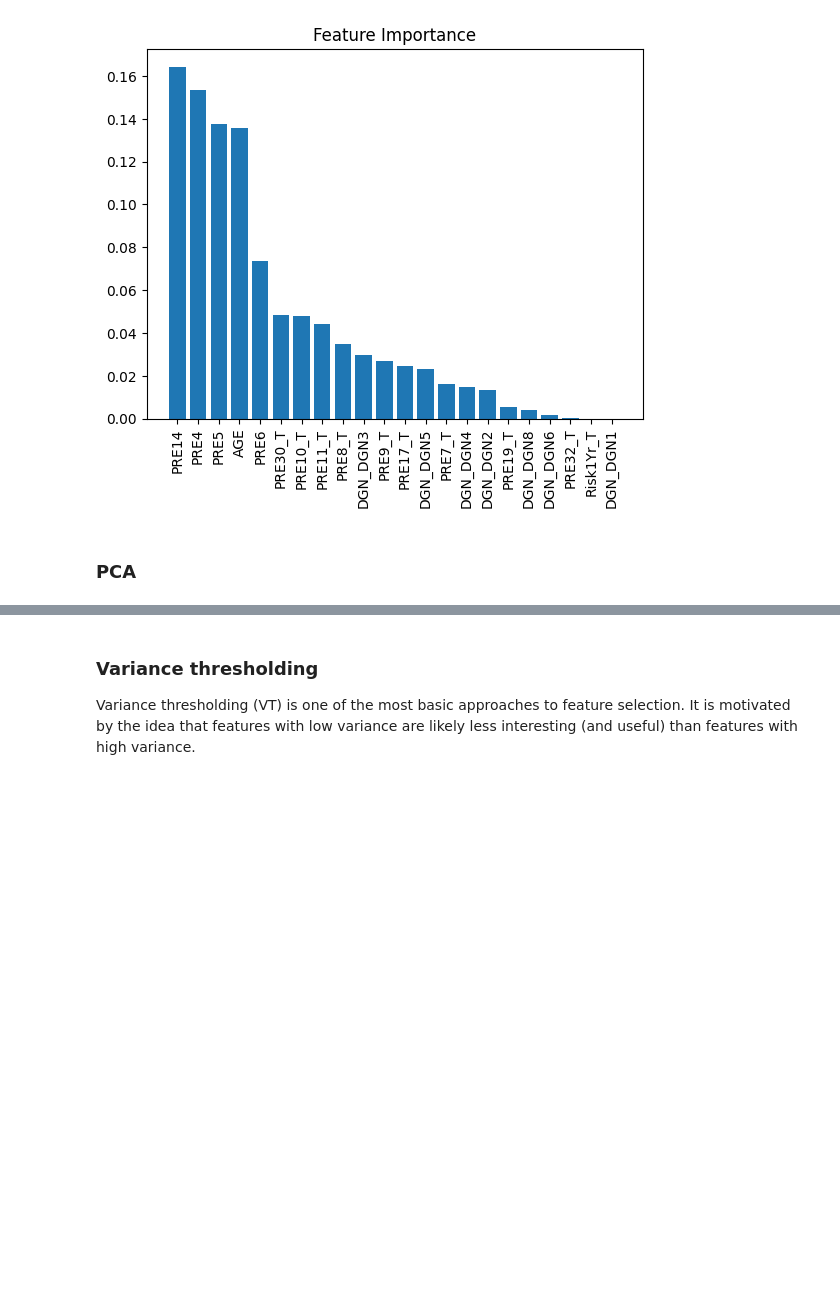
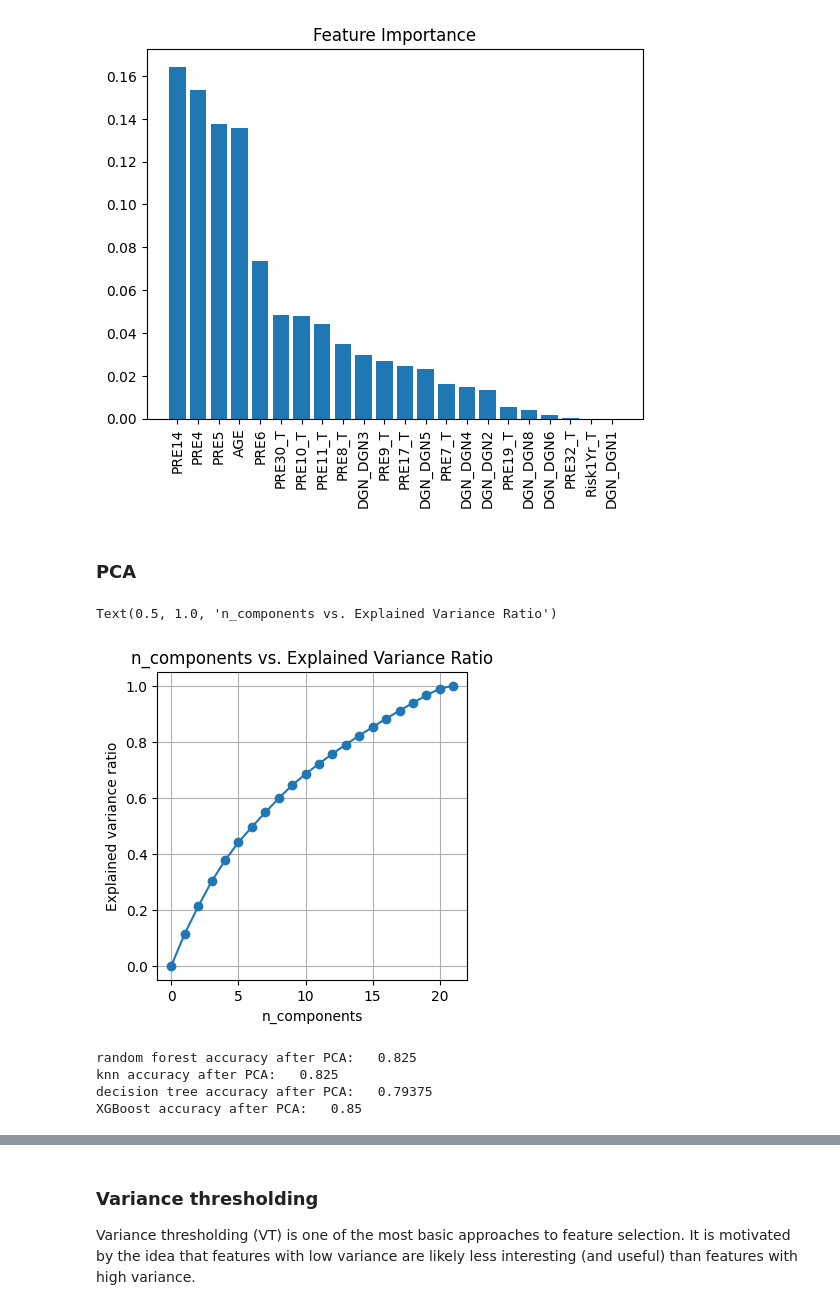
Before and after one commit to milicaj00/ML-P1-Classification, a Jupyter notebook: proba.ipynb, the cells around one changed output, grey strips where cells are left out. Saved outputs shown, nothing was run; the diff lists cells and outputs as text; code cells hidden in the pictures; blank space fills up the shorter version.

```diff
--- a/proba.ipynb
+++ b/proba.ipynb
@@ -1069,3 +1086,50 @@ pyplot.show()
 [figure]
 # %% [markdown]
 ### PCA
+# %%
+nums = np.arange(22)
+var_ratio = []
+for num in nums:
+  pca = PCA(n_components=num)
+  pca.fit(data_features_res)
+  var_ratio.append(np.sum(pca.explained_variance_ratio_))
+
+pyplot.figure(figsize=(4,4))
+pyplot.grid()
+pyplot.plot(nums,var_ratio,marker='o')
+pyplot.xlabel('n_components')
+pyplot.ylabel('Explained variance ratio')
+pyplot.title('n_components vs. Explained Variance Ratio')
+# %% [output]
+Text(0.5, 1.0, 'n_components vs. Explained Variance Ratio')
+[figure, added]
+# %%
+pca = PCA(n_components=14)
+data_features_pca = pca.fit_transform(data_features_res)
+
+data_train_pca, data_test_pca, target_train_pca, target_test_pca = train_test_split(data_features_pca, target_res, test_size=0.2, random_state=42)
+
+rf_model.fit(data_train_pca, target_train_pca)
+rf_pred = rf_model.predict(data_test_pca)
+print("random forest accuracy after PCA:  ", (accuracy_score(target_test_pca, rf_pred)))
+
+knn_model.fit(data_train_pca, target_train_pca)
+predNN = rf_model.predict(data_test_pca)
+print("knn accuracy after PCA:  ", (accuracy_score(target_test_pca, predNN)))
+
+predDT = decisionTree.fit(data_train_pca, target_train_pca).predict(data_test_pca)
+print("decision tree accuracy after PCA:  ", (accuracy_score(target_test_pca, predDT)))
+
+xgb_model = xgb_model.fit(data_train_pca, target_train_pca)
+predXGB = xgb_model.predict(data_test_pca)
+print("XGBoost accuracy after PCA:  ", (accuracy_score(target_test_pca, predXGB)))
+
+results['random forest']['pca'] =accuracy_score(target_test_pca, rf_pred)
+results['knn']['pca'] =accuracy_score(target_test_pca, predNN)
+results['DecisionTree']['pca'] =accuracy_score(target_test_pca, predDT)
+results['XGBoost']['pca'] =accuracy_score(target_test_pca, predXGB)
+# %% [output]
+random forest accuracy after PCA:   0.825
+knn accuracy after PCA:   0.825
+decision tree accuracy after PCA:   0.79375
+XGBoost accuracy after PCA:   0.85
```
Also changed, not shown: parts of 20 cells of this notebook.
